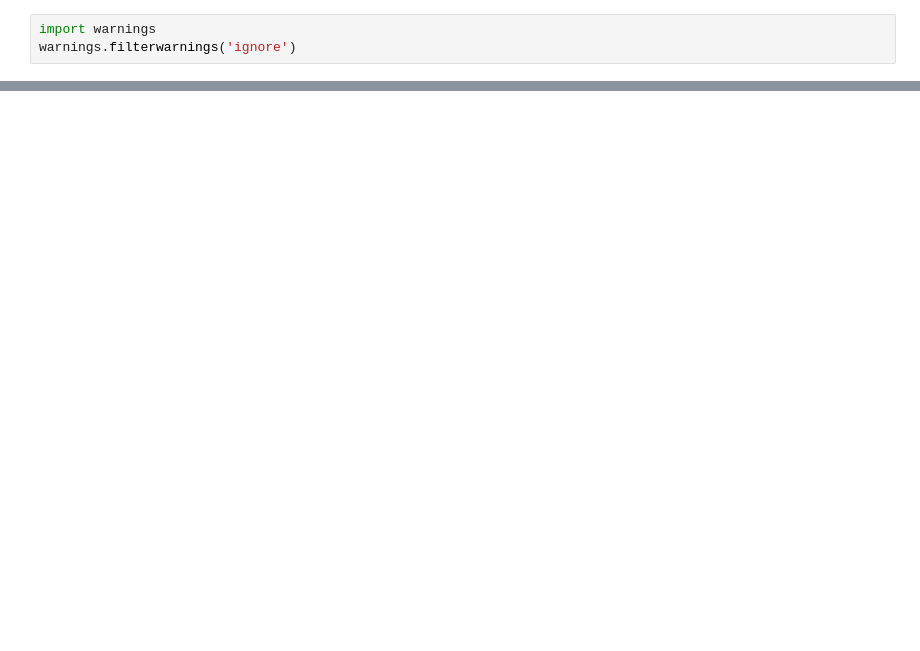
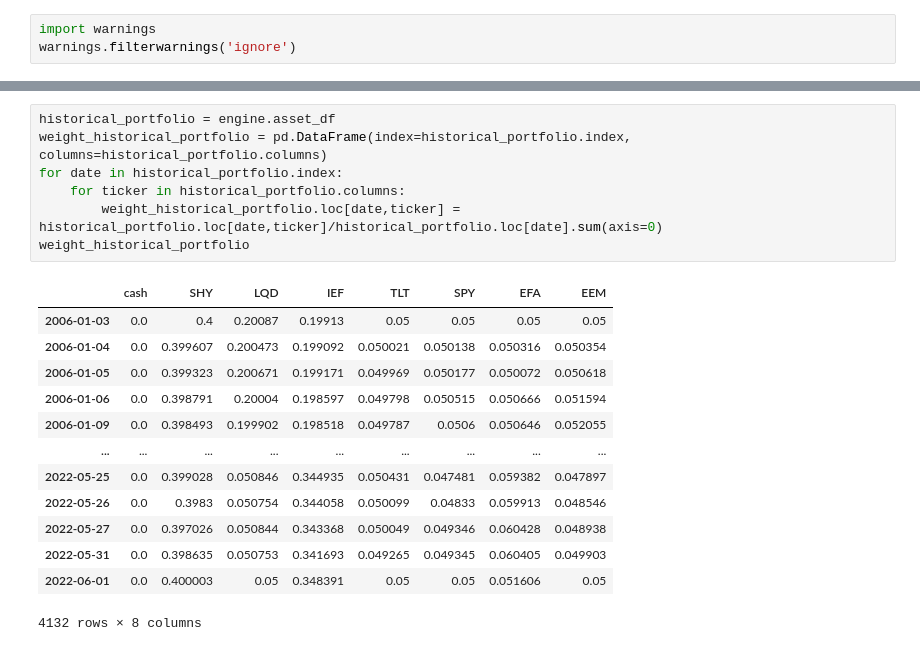
Before and after one commit to QuhiQuhihi/project_Asset_Allocation, a Jupyter notebook: 04_max_diversification.ipynb, the cells around one changed output, grey strips where cells are left out. Drawn from its saved outputs; the diff is of its cells as text; blank space fills up the shorter version.

```diff
--- a/04_max_diversification.ipynb
+++ b/04_max_diversification.ipynb
@@ -160,0 +248,21 @@ Strategy Visualization
+# %%
+historical_portfolio = engine.asset_df
+weight_historical_portfolio = pd.DataFrame(index=historical_portfolio.index, columns=historical_portfolio.columns)
+for date in historical_portfolio.index:
+    for ticker in historical_portfolio.columns:
+        weight_historical_portfolio.loc[date,ticker] = historical_portfolio.loc[date,ticker]/historical_portfolio.loc[date].sum(axis=0)
+weight_historical_portfolio
+# %% [output]
+|  | cash | SHY | LQD | IEF | TLT | SPY | EFA | EEM |
+| 2006-01-03 | 0.0 | 0.4 | 0.20087 | 0.19913 | 0.05 | 0.05 | 0.05 | 0.05 |
+| 2006-01-04 | 0.0 | 0.399607 | 0.200473 | 0.199092 | 0.050021 | 0.050138 | 0.050316 | 0.050354 |
+| 2006-01-05 | 0.0 | 0.399323 | 0.200671 | 0.199171 | 0.049969 | 0.050177 | 0.050072 | 0.050618 |
+| 2006-01-06 | 0.0 | 0.398791 | 0.20004 | 0.198597 | 0.049798 | 0.050515 | 0.050666 | 0.051594 |
+| 2006-01-09 | 0.0 | 0.398493 | 0.199902 | 0.198518 | 0.049787 | 0.0506 | 0.050646 | 0.052055 |
+| ... | ... | ... | ... | ... | ... | ... | ... | ... |
+| 2022-05-25 | 0.0 | 0.399028 | 0.050846 | 0.344935 | 0.050431 | 0.047481 | 0.059382 | 0.047897 |
+| 2022-05-26 | 0.0 | 0.3983 | 0.050754 | 0.344058 | 0.050099 | 0.04833 | 0.059913 | 0.048546 |
+| 2022-05-27 | 0.0 | 0.397026 | 0.050844 | 0.343368 | 0.050049 | 0.049346 | 0.060428 | 0.048938 |
+| 2022-05-31 | 0.0 | 0.398635 | 0.050753 | 0.341693 | 0.049265 | 0.049345 | 0.060405 | 0.049903 |
+| 2022-06-01 | 0.0 | 0.400003 | 0.05 | 0.348391 | 0.05 | 0.05 | 0.051606 | 0.05 |
+4132 rows × 8 columns
```
Also changed, not shown: parts of 29 cells of this notebook.
